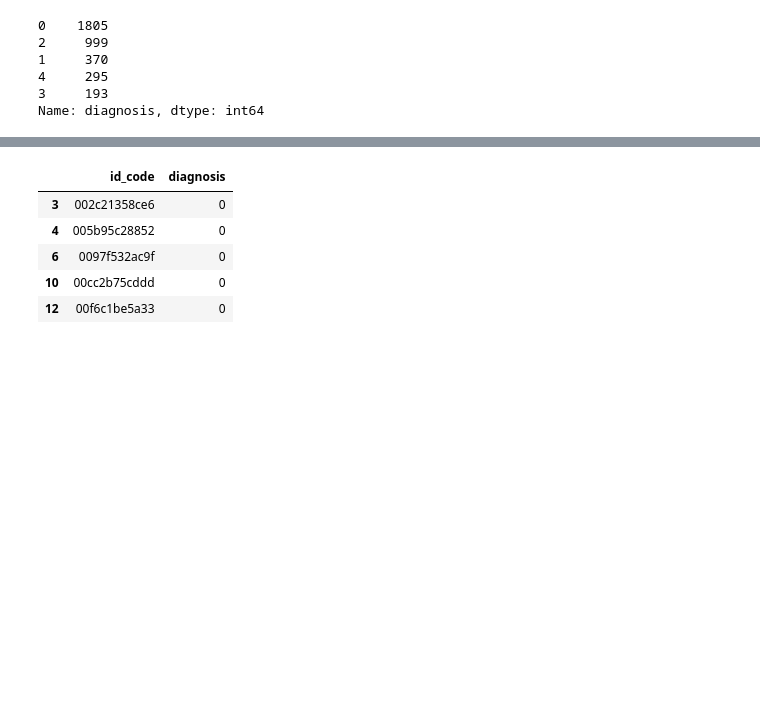
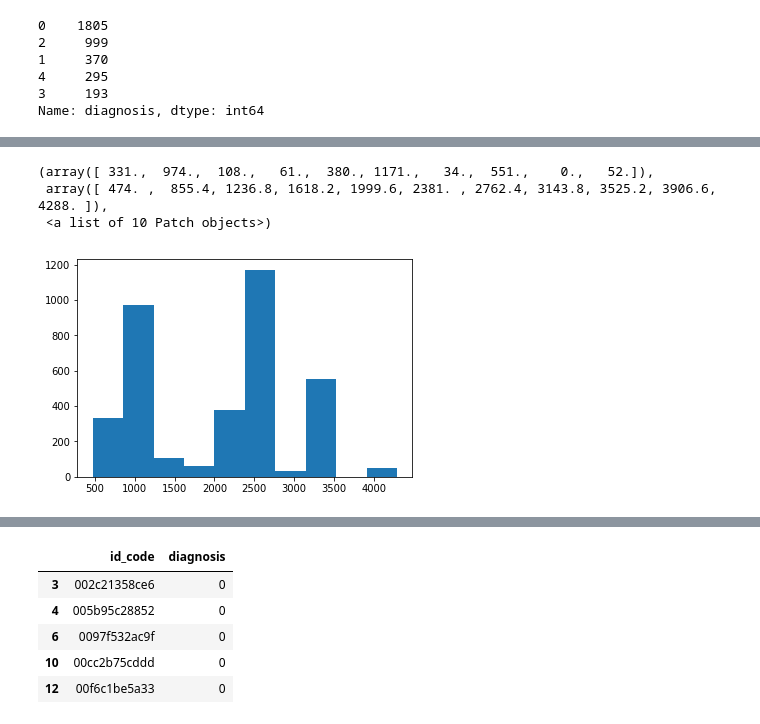
Before and after one commit to dipam7/deep_learning_for_healthcare, a Jupyter notebook: Blindness_detection/basic-exploration.ipynb, the cells around one changed output, grey strips where cells are left out. Cells and saved outputs as stored; diff of their text form; code cells hidden in the pictures; blank space fills up the shorter version.

Commit message:
Complete blindness/basic_exploration

```diff
--- a/Blindness_detection/basic-exploration.ipynb
+++ b/Blindness_detection/basic-exploration.ipynb
@@ -72,0 +78,2 @@ sns.countplot(df['diagnosis'])
+# %%
+im = Image.open("../input/aptos2019-blindness-detection/train_images/0ca0aee4d57e.png")
@@ -72,0 +84,21 @@ sns.countplot(df['diagnosis'])
+# %%
+# plot the various sizes of images
+def get_image_sizes(folder):
+    image_list = (path/folder).ls()
+    heights = []
+    widths = []
+    ids = []
+
+    for image in image_list:
+        im = Image.open(image)
+        height, width = im.size
+        heights.append(height)
+        widths.append(width)
+        ids.append(str(image)[-16:-4])
+
+    return pd.DataFrame({'id_code': ids,
+                         'height': heights,
+                         'width': widths})
+# %%
+size_df = get_image_sizes('train_images')
+size_df.head()
@@ -72,0 +122,7 @@ sns.countplot(df['diagnosis'])
+# %%
+plt.hist(size_df['height'])
+# %% [output]
+(array([ 331.,  974.,  108.,   61.,  380., 1171.,   34.,  551.,    0.,   52.]),
+ array([ 474. ,  855.4, 1236.8, 1618.2, 1999.6, 2381. , 2762.4, 3143.8, 3525.2, 3906.6, 4288. ]),
+ <a list of 10 Patch objects>)
+[figure, added]
```
Also changed, not shown: parts of 20 cells of this notebook.
